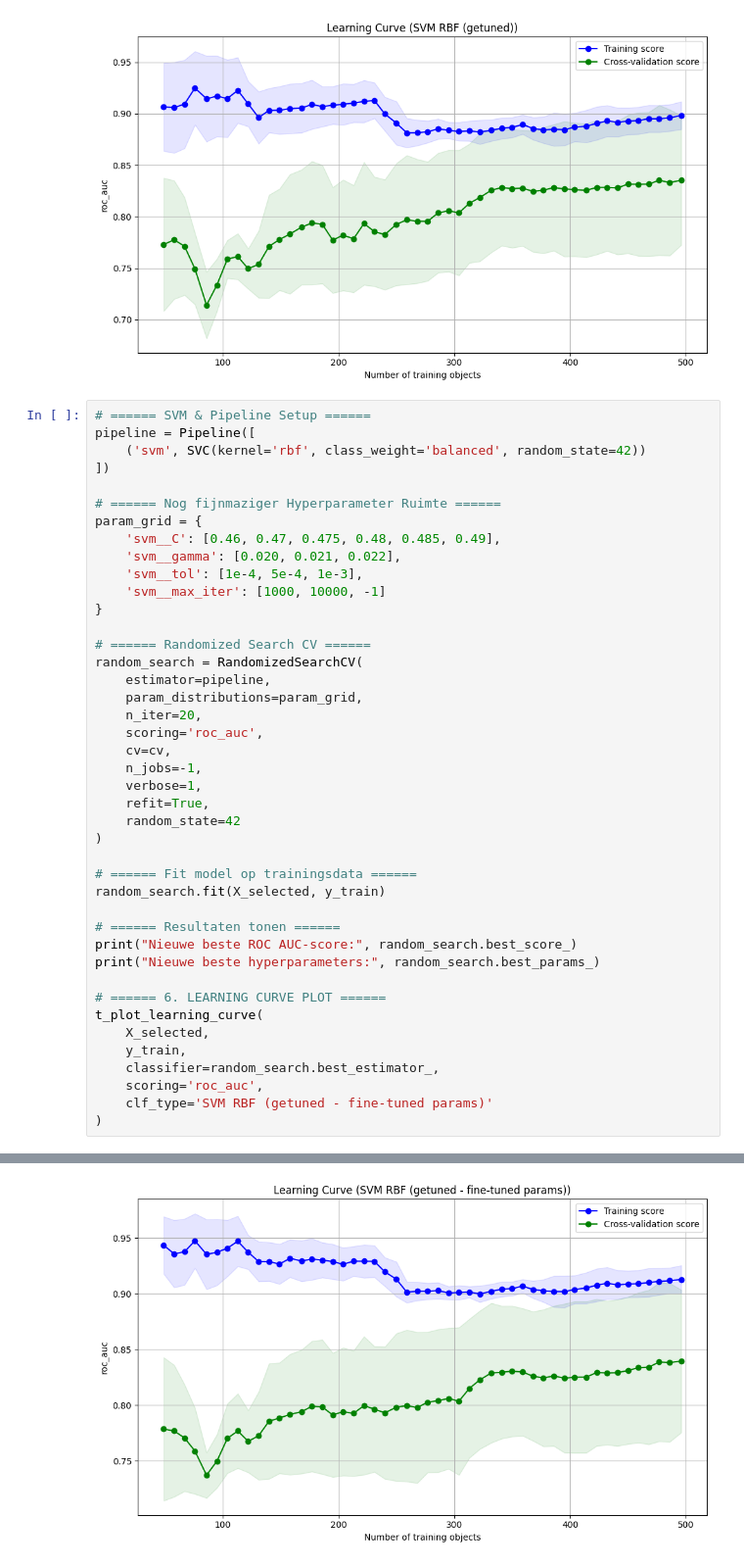
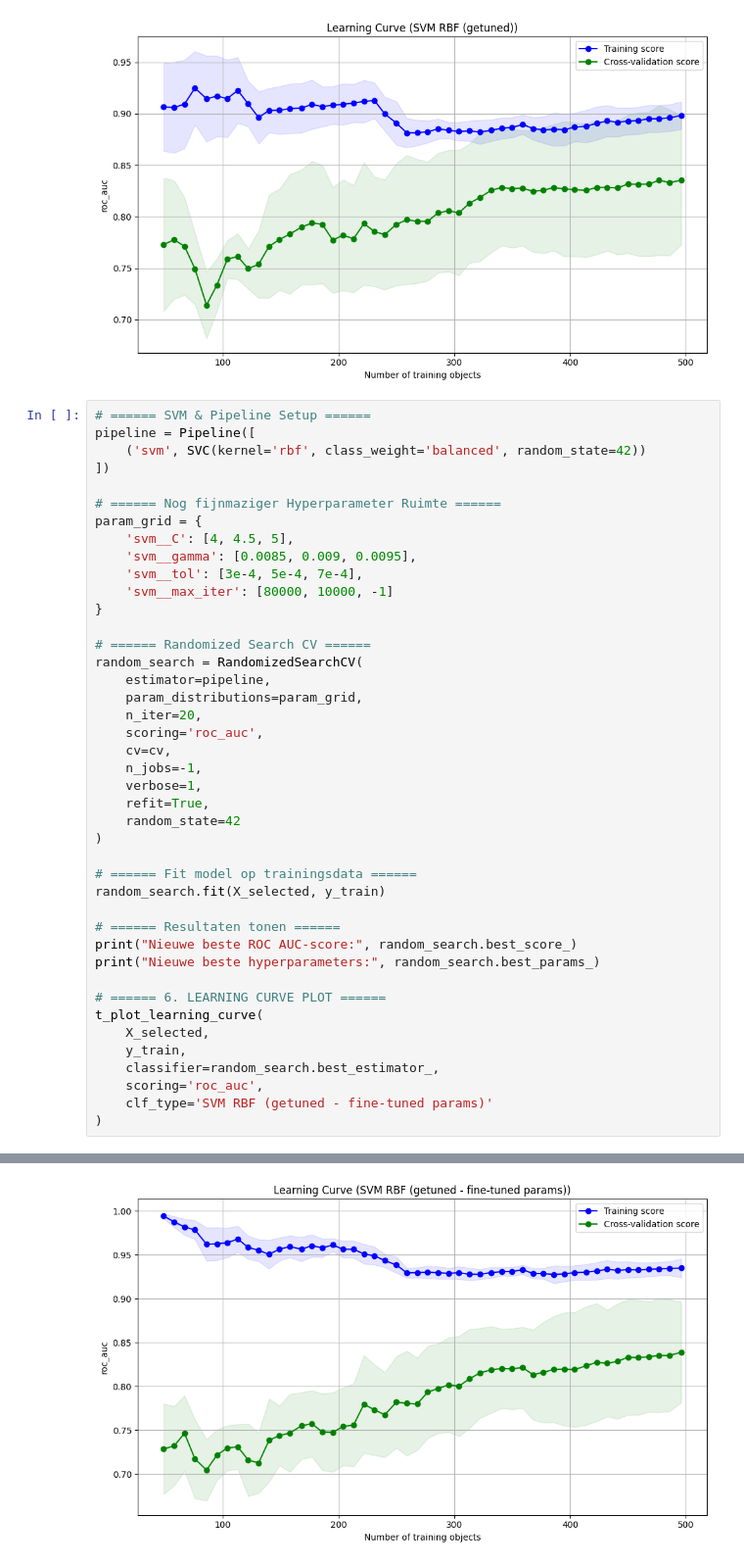
Before and after one commit to mjmklep/Machine-Learning-Group-8, a Jupyter notebook: basic_SVM.ipynb, the cells around one changed output, grey strips where cells are left out. Shown at 98% size. Saved outputs shown, nothing was run; the diff lists cells and outputs as text.

```diff
--- a/basic_SVM.ipynb
+++ b/basic_SVM.ipynb
@@ -696,10 +696,10 @@ pipeline = Pipeline([
 
 # ====== Nog fijnmaziger Hyperparameter Ruimte ======
 param_grid = {
-    'svm__C': [0.46, 0.47, 0.475, 0.48, 0.485, 0.49],
-    'svm__gamma': [0.020, 0.021, 0.022],
-    'svm__tol': [1e-4, 5e-4, 1e-3],
-    'svm__max_iter': [1000, 10000, -1]
+    'svm__C': [4, 4.5, 5],
+    'svm__gamma': [0.0085, 0.009, 0.0095],
+    'svm__tol': [3e-4, 5e-4, 7e-4],
+    'svm__max_iter': [80000, 10000, -1]
 }
 
 # ====== Randomized Search CV ======
@@ -737 +737 @@ Nieuwe beste hyperparameters: {'svm__tol': 0.001, 'svm__max_iter': 10000, 'svm__
-[figure, old version]
+[figure, new version]
```
Also changed, not shown: parts of 2 cells of this notebook.
